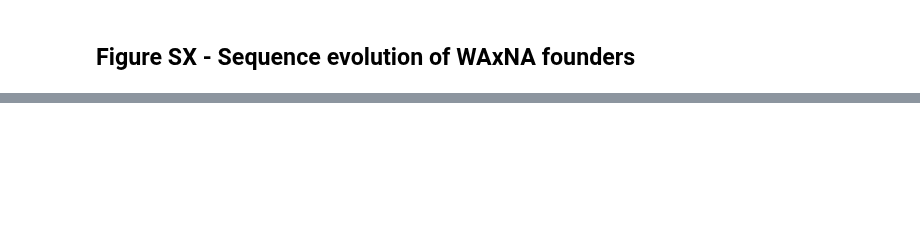
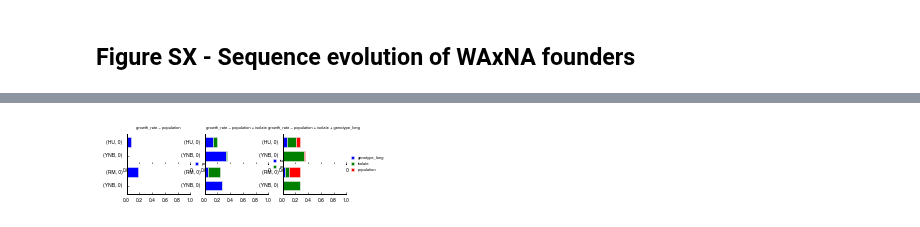
Before and after one commit to ivazquez/clonal-heterogeneity, a Jupyter notebook: src/figure2.ipynb, the cells around one changed output, grey strips where cells are left out. Saved outputs shown, nothing was run; the diff lists cells and outputs as text; code cells hidden in the pictures; blank space fills up the shorter version.

```diff
--- a/src/figure2.ipynb
+++ b/src/figure2.ipynb
@@ -705,7 +665,6 @@ for (ii, e) in enumerate(['HU','RM']):
 
 #     for (jj, (population, gdn)) in enumerate(groups_dn.get_group(env).groupby('population')):
 
-        print jj, dict_panels[e][p]
         # retrieve axes
         ax = plt.subplot(gs[e][dict_panels[e][p]])
 #         ax2 = ax.twinx()
@@ -823,10 +782,9 @@ for (ii, e) in enumerate(['HU','RM']):
             ax.set_ylabel('Cumulative subclone\n frequency $f_j$ (bars)')
         elif (e,p) in [('HU','WAxNA_F12_1_HU_3'),('RM','WAxNA_F12_1_RM_4'),
                        ('HU','WAxNA_F12_2_HU_3'),('RM','WAxNA_F12_2_RM_4')]:
-#             ax2 = ax.twinx()
             ax.set_yticklabels([])
-#             ax.twinx().set_ylabel('Allele frequency (lines)', rotation=270, va='baseline')
-#             plt.setp( ax2.xaxis.get_majorticklabels(), rotation=0 )
+            ax.twinx().set_ylabel('Allele frequency (lines)', rotation=270, va='baseline')
+            plt.setp( ax2.xaxis.get_majorticklabels(), rotation=0 )
         else:
             ax.set_yticklabels([])
 
@@ -863,7 +821,6 @@ for ax in fig.get_axes():
     for loc in ['top','bottom','left','right']:
         ax.spines[loc].set_linewidth(1)
 
-fig.savefig(dir_thesis+'Chapter3/Figs/Raster/norm_pheno_other.png', dpi=300)
 fig.savefig(dir_supp+'figures/figureSX_seq_subclonal_dynamics/figureSX_seq_subclonal_dynamics_cross.png', dpi=300, bbox_inches='tight')
 fig.savefig(dir_supp+'figures/figureSX_seq_subclonal_dynamics/figureSX_seq_subclonal_dynamics_cross.svg', dpi=300, bbox_inches='tight')
 plt.show()
@@ -1009,8 +1054,8 @@ for ii in np.arange(len(formulas)):
 
 for ii, formula in enumerate(formulas):
 
-    msdf = pdf.groupby(['selection','environment']).apply(stats.mean_vectors, formula)
-    tsdf = pdf.groupby(['selection','environment']).apply(stats.variance_vectors, formula)
+    msdf = pdf.groupby(['selection','environment']).apply(model.variance_vectors, formula)
+    tsdf = pdf.groupby(['selection','environment']).apply(model.variance_vectors, formula)
     df = tsdf#pd.concat([tsdf, thdf], keys=['spores','hybrids'], names=['type'])
 
     # fix index
@@ -1065,33 +1110,35 @@ for ii, formula in enumerate(formulas):
 #         bar.set_hatch(hatch)
 
 #     ax2.set_xlabel('Variance', fontsize=5)
 #     ystart, yend, ylabels = set_custom_labels(h.index, 0)
 #     ax2.set_yticks(ylabels.values(), minor=False)
 #     ax2.set_yticklabels(ylabels.keys(), minor=False, fontsize=5)
 
     for ax in [ax1,ax2]:
         ax.set_xlim((0,1))
 #         ax.set_yticks([])
 #         ax.set_yticklabels([])
         ax.set_ylabel('', fontsize=6)
 
     leg2 = ax2.legend(bbox_to_anchor=(1.05, 1.0), frameon=False,
                       loc='center left', borderaxespad=0.,
                       handlelength=0.75, prop={'size':4})
 
 for ax in fig.get_axes():
 
     plt.setp(ax.get_xticklabels(), fontsize=5)
     plt.setp(ax.get_yticklabels(), fontsize=5)
 
     ax.tick_params(size=2)
 
     for loc in ['top','bottom','left','right']:
         ax.spines[loc].set_linewidth(1)
 
 fig.savefig(dir_supp+'figures/figureSX_pheno_evolution/figureSX_pheno_evolution_anova.png', dpi=300, bbox_inches='tight')
 fig.savefig(dir_supp+'figures/figureSX_pheno_evolution/figureSX_pheno_evolution_anova.svg', dpi=300, bbox_inches='tight')
 plt.show()
+# %% [output]
+[figure, added]
 # %%
 from matplotlib.colors import LogNorm
 
```
Also changed, not shown: parts of 14 cells of this notebook, 4 other files.
